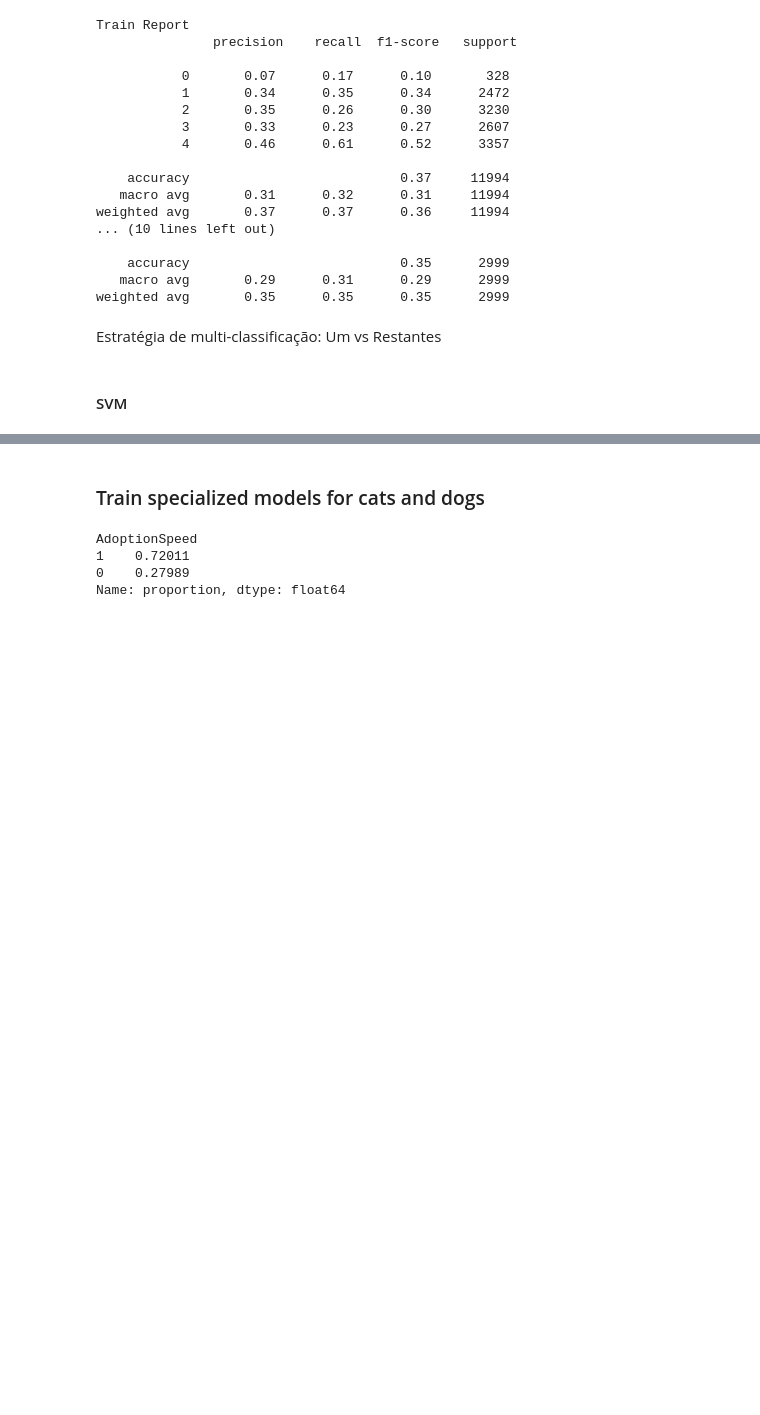
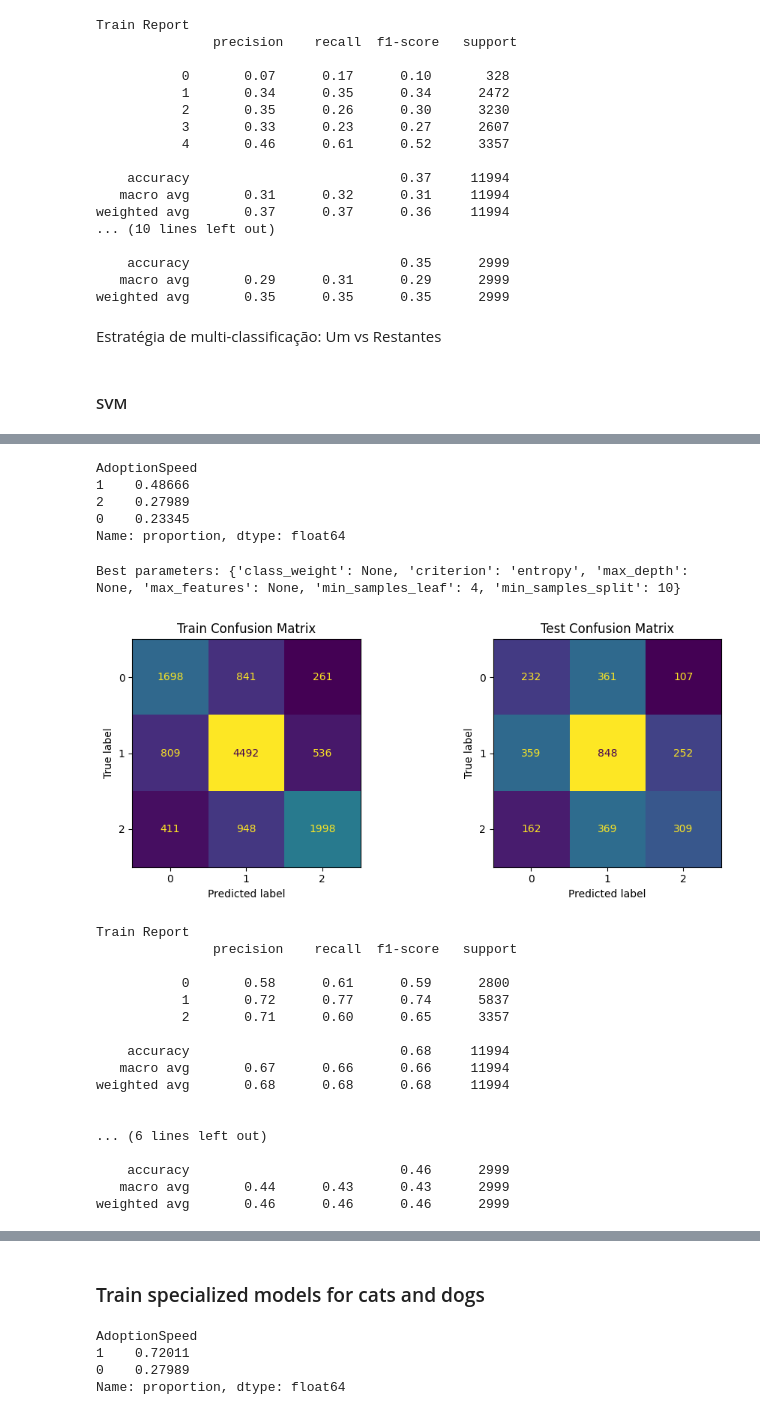
Before and after one commit to BolachinhaAmericana/MSc-MachineLearning, a Jupyter notebook: AA_202425_Project_ASM_V2.ipynb, the cells around one changed output, grey strips where cells are left out. Cells and saved outputs as stored; diff of their text form; code cells hidden in the pictures; blank space fills up the shorter version.

```diff
--- a/AA_202425_Project_ASM_V2.ipynb
+++ b/AA_202425_Project_ASM_V2.ipynb
@@ -1786,0 +1860,42 @@ Estratégia de multi-classificação: Um vs Restantes
+# %%
+#the split is stratified (maintaining class proportions in train and test)
+X_train, X_test, y_train, y_test = train_test_split(X_enc_sca, Y, test_size=0.2, random_state=seed, stratify=Y)
+print(pd.Series(y_train).value_counts(normalize=True))
+# %% [output]
+AdoptionSpeed
+1    0.48666
+2    0.27989
+0    0.23345
+Name: proportion, dtype: float64
+# %%
+model = tree.DecisionTreeClassifier(random_state=seed)
+param_grid = {
+    'max_depth': [5, 10, 15, 20, None],
+    'min_samples_split': [2, 5, 10],
+    'min_samples_leaf': [1, 2, 4],
+    'criterion': ['gini', 'entropy'],
+    'max_features': [None, 'sqrt', 'log2'],
+    'class_weight': [None, 'balanced']
+}
+
+dt = multiclass_model_evaluation(1, X_train, X_test, y_train, y_test, model, param_grid)
+# %% [output]
+Best parameters: {'class_weight': None, 'criterion': 'entropy', 'max_depth': None, 'max_features': None, 'min_samples_leaf': 4, 'min_samples_split': 10}
+[figure, added]
+Train Report
+               precision    recall  f1-score   support
+
+           0       0.58      0.61      0.59      2800
+           1       0.72      0.77      0.74      5837
+           2       0.71      0.60      0.65      3357
+
+    accuracy                           0.68     11994
+   macro avg       0.67      0.66      0.66     11994
+weighted avg       0.68      0.68      0.68     11994
+
+
+... (6 lines left out)
+
+    accuracy                           0.46      2999
+   macro avg       0.44      0.43      0.43      2999
+weighted avg       0.46      0.46      0.46      2999
```
Also changed, not shown: parts of 18 cells of this notebook.
